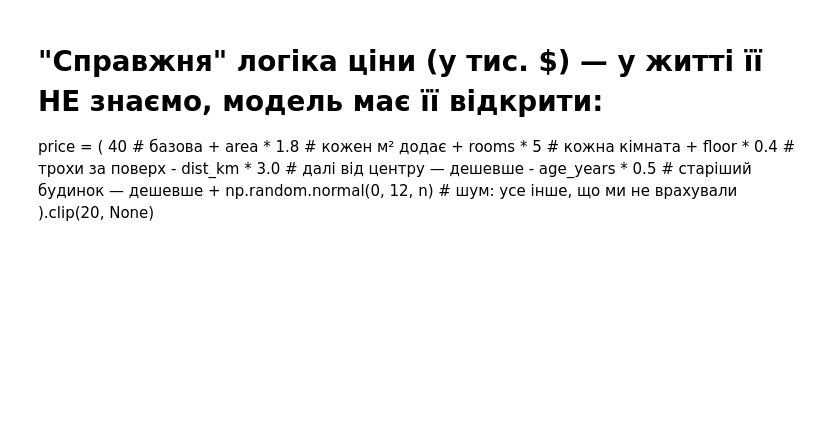
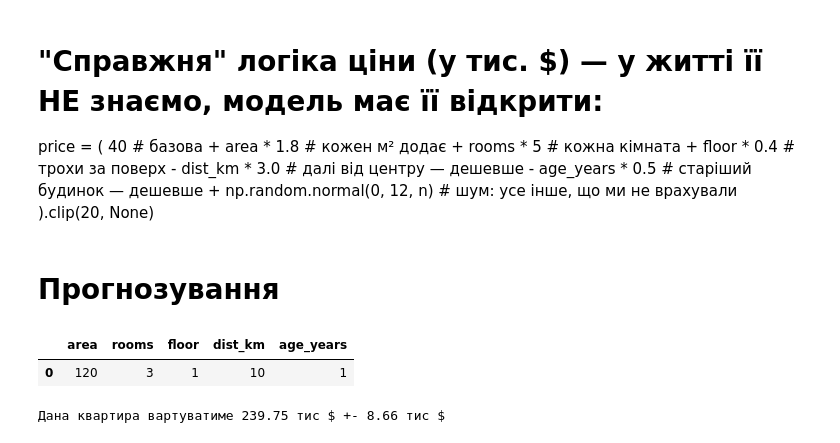
Before and after one commit to edik06031-rgb/DTA_2026, a Jupyter notebook: classmade/LinearRegression_DTA.ipynb, the cells around one changed output. Saved outputs shown, nothing was run; the diff lists cells and outputs as text; code cells hidden in the pictures; blank space fills up the shorter version.

```diff
--- a/classmade/LinearRegression_DTA.ipynb
+++ b/classmade/LinearRegression_DTA.ipynb
@@ -336,0 +348,19 @@ price = (
+# %% [markdown]
+# Прогнозування
+# %%
+new_client = pd.DataFrame([{
+    "area": 120,
+    "rooms": 3,
+    "floor": 1,
+    "dist_km": 10,
+    "age_years": 1
+}])
+
+new_client
+# %% [output]
+|  | area | rooms | floor | dist_km | age_years |
+| 0 | 120 | 3 | 1 | 10 | 1 |
+# %%
+print(f"Дана квартира вартуватиме {model.predict(new_client)[0]:.2f} тис $ +- {mae:.2f} тис $")
+# %% [output]
+Дана квартира вартуватиме 239.75 тис $ +- 8.66 тис $
```
Also changed, not shown: parts of 2 cells of this notebook.
